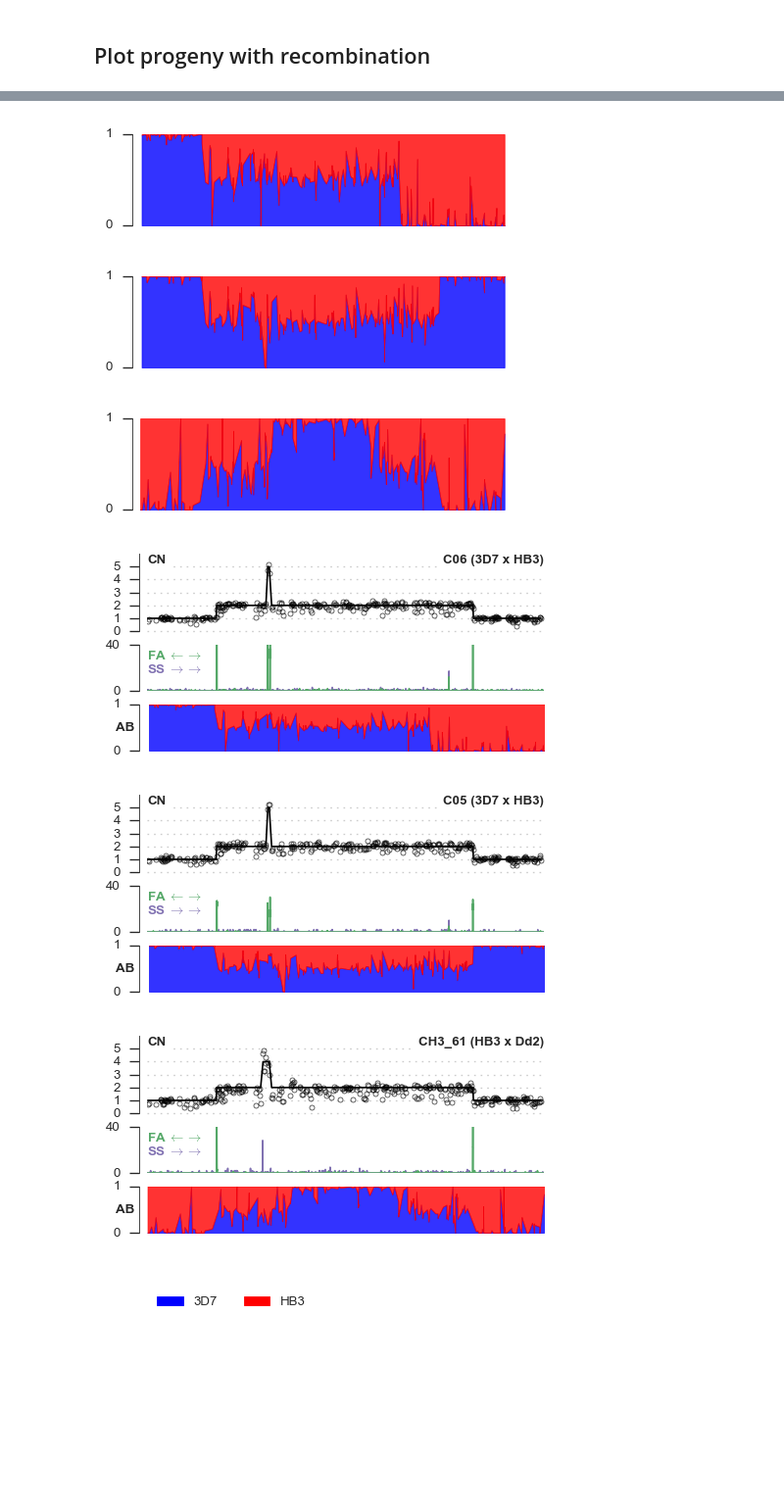
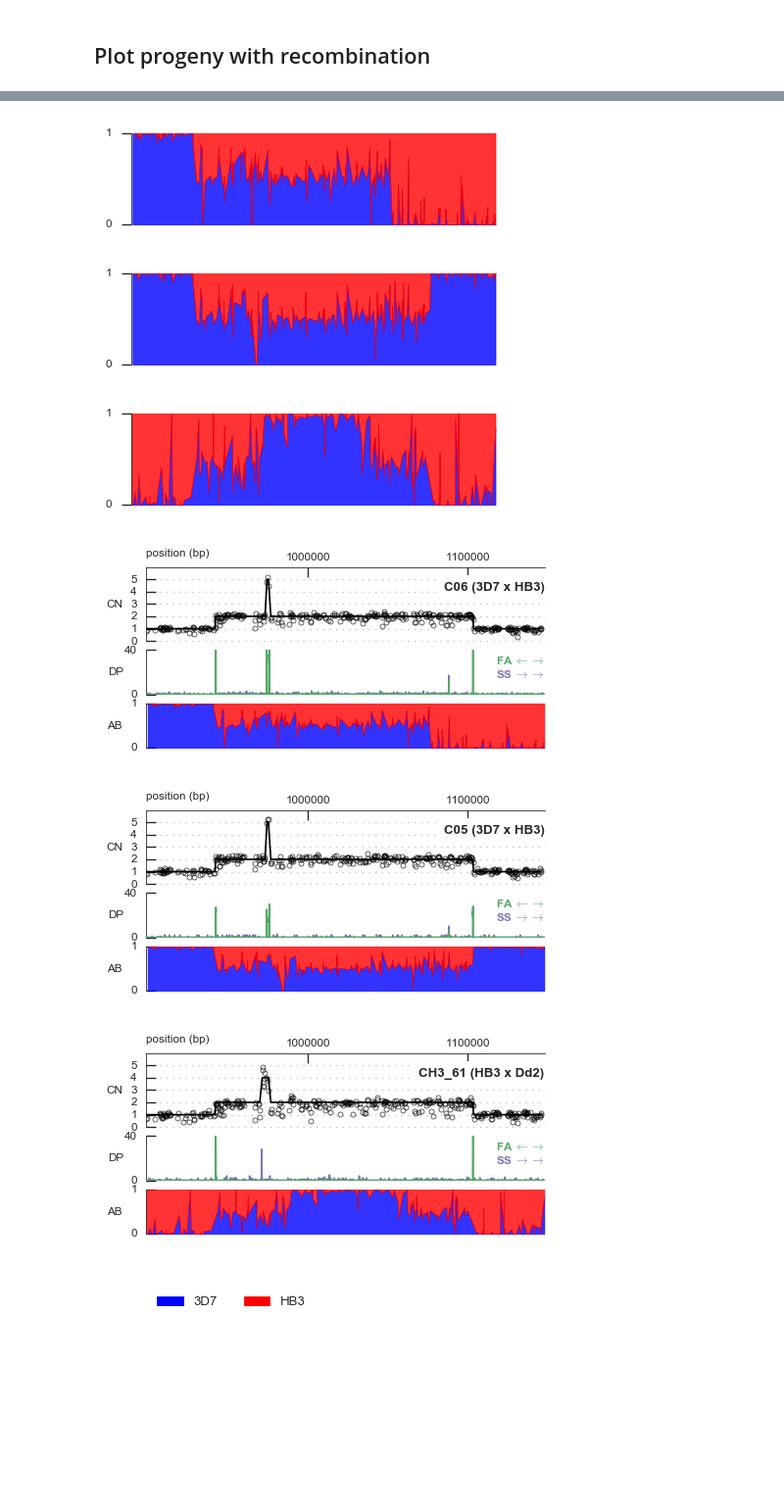
Before and after one commit to wtchg-kwiatkowski/pfx-paper-2015, a Jupyter notebook: main/notebooks/fig_cnv_gch1.ipynb, the cells around one changed output, grey strips where cells are left out. Shown at 98% size. Cells and saved outputs as stored; diff of their text form; code cells hidden in the pictures.

```diff
--- a/main/notebooks/fig_cnv_gch1.ipynb
+++ b/main/notebooks/fig_cnv_gch1.ipynb
@@ -372,7 +375,7 @@ def plot_parental_allele_balance(ax, callset, sample, chrom, start=0, stop=None)
 #     X = np.arange(Y.size)
     X = POS
 
-    sns.despine(ax=ax, offset=5, bottom=True)
+    sns.despine(ax=ax, offset=0, bottom=True)
     ax.fill_between(X, 0, Y, color='b', alpha=.8)
     ax.fill_between(X, Y, 1, color='r', alpha=.8)
 #     ax.set_xlim(0, Y.size)
@@ -381,43 +384,46 @@ def plot_parental_allele_balance(ax, callset, sample, chrom, start=0, stop=None)
 
 #    ax.set_ylabel(samples[sample_index], rotation=0, va='center', ha='right')
     ax.set_yticks([0, 1])
-    ax.set_yticklabels([0, 1], fontsize=8)
+    ax.set_yticklabels([0, 1], fontsize=7)
     ax.yaxis.tick_left()
     ax.set_xticks([])
 # %%
 fig, ax = plt.subplots(figsize=(4, 1))
 plot_parental_allele_balance(ax, callsets['3d7_hb3'], 'C06/PG0069-C/ERR019055', chrom, start=start, stop=stop)
 # %% [output]
-[figure, old version]
+[figure, new version]
 # %%
 fig, ax = plt.subplots(figsize=(4, 1))
 plot_parental_allele_balance(ax, callsets['3d7_hb3'], 'C05/PG0068-C/ERR019065', chrom, start=start, stop=stop)
 # %% [output]
-[figure, old version]
+[figure, new version]
 # %%
 fig, ax = plt.subplots(figsize=(4, 1))
 plot_parental_allele_balance(ax, callsets['hb3_dd2'], 'CH3_61/PG0033-Cx/ERR175544', chrom, start=start, stop=stop)
 # %% [output]
-[figure, old version]
+[figure, new version]
 # %%
-def plot_cnv_evidence_progeny(fig, cross, run, chrom, start, stop, label_axes=False, extra_label=''):
+def plot_cnv_evidence_progeny(fig, cross, run, chrom, start, stop, xticks, label_axes=False, extra_label=''):
 
     gs = GridSpec(3, 1, height_ratios=[1, .6, .6])
     palette = sns.color_palette()
 
     ax = fig.add_subplot(gs[0])
-    plot_cnv_state(ax, run, chrom, start=start, stop=stop)
+    plot_cnv_state(ax, run, chrom, start=start, stop=stop, xticks=xticks)
     if label_axes:
-        ax.text(0, 1, 'CN', fontsize=8, fontweight='bold', ha='left', va='top', transform=ax.transAxes, bbox=dict(facecolor='w', lw=0, alpha=1))
-    ax.text(1, 1, '%s %s' % (run2clone[run], extra_label),
+        ax.set_ylabel('CN', fontsize=7, rotation=0, fontweight='normal', ha='right', va='center')
+#         ax.text(0, 1, 'CN', fontsize=8, fontweight='bold', ha='left', va='top', transform=ax.transAxes, bbox=dict(facecolor='w', lw=0, alpha=1))
+    ax.text(1, .8, '%s %s' % (run2clone[run], extra_label),
             fontsize=8, fontweight='bold',
             ha='right', va='top',
             transform=ax.transAxes,
             bbox=dict(facecolor='w', lw=0, alpha=1))
+    ax.set_xlabel('position (bp)', ha='left', fontsize=7)
+    ax.xaxis.set_label_coords(0, 1.25)
 #     ax.set_ylabel('CN', fontsize=8, rotation=90, ha='right')
 
     ax = fig.add_subplot(gs[1])
-    sns.despine(ax=ax, offset=5, bottom=True, left=False)
+    sns.despine(ax=ax, offset=0, bottom=True, left=False)
     plot_coverage_inversion(ax, run, chrom, start=start, stop=stop, color=palette[3], lw=1)
 #     ax.set_ylabel(r'%DP',
 #                   rotation=90, ha='center', va='bottom',
@@ -426,19 +432,21 @@ def plot_cnv_evidence_progeny(fig, cross, run, chrom, start, stop, label_axes=Fa
 #     ax.set_yticklabels([0, 10], fontsize=8)
     ax.set_xticks([])
     ax.set_yticks([0, 40])
-    ax.set_yticklabels(['0', '40'], fontsize=8)
+    ax.set_yticklabels(['0', '40'], fontsize=7)
+    ax.yaxis.set_tick_params(direction='in')
+    ax.set_ylabel('DP', rotation=0, fontsize=7, ha='center', va='center')
     ax.set_ylim(0, 40)
     if label_axes:
-        ax.text(0, .9, r'FA $\leftarrow$$\rightarrow$', color=palette[1], transform=ax.transAxes, ha='left', va='top',
-                fontsize=8, fontweight='bold')
-        ax.text(0, .6, r'SS $\rightarrow$$\rightarrow$', color=palette[3], transform=ax.transAxes, ha='left',va='top',
-                fontsize=8, fontweight='bold')
+        ax.text(1, .9, r'FA $\leftarrow$$\rightarrow$', color=palette[1], transform=ax.transAxes, ha='right', va='top',
+                fontsize=7, fontweight='bold')
+        ax.text(1, .6, r'SS $\rightarrow$$\rightarrow$', color=palette[3], transform=ax.transAxes, ha='right',va='top',
+                fontsize=7, fontweight='bold')
 
     ax = ax.twinx()
-    sns.despine(ax=ax, offset=5, bottom=True, right=True, left=True)
+    sns.despine(ax=ax, offset=0, bottom=True, right=True, left=True)
     plot_coverage_tandemdup(ax, run, chrom, start=start, stop=stop, color=palette[1], lw=1)
+    ax.set_xticks([])
     ax.set_yticks([])
-    ax.set_xticks([])
     ax.set_ylim(0, 40)
 #     ax.set_ylabel(r'%SS',
 #                   rotation=90, ha='center', va='top',
@@ -447,31 +455,33 @@ def plot_cnv_evidence_progeny(fig, cross, run, chrom, start, stop, label_axes=Fa
     ax = fig.add_subplot(gs[2])
     sample = run2sample[run]
     plot_parental_allele_balance(ax, callsets[cross], sample, chrom, start=start, stop=stop)
+    ax.yaxis.set_tick_params(direction='in')
     if label_axes:
-        ax.text(-.08, .5, 'AB', ha='left', fontsize=8, fontweight='bold', va='center', transform=ax.transAxes)
+        ax.set_ylabel('AB', fontsize=7, rotation=0, ha='right', va='center')
+#         ax.text(-.08, .5, 'AB', ha='left', fontsize=8, fontweight='bold', va='center', transform=ax.transAxes)
 
     fig.tight_layout(h_pad=0)
 # %%
 fig = plt.figure(figsize=(4, 2))
-plot_cnv_evidence_progeny(fig, '3d7_hb3', 'ERR019055', chrom, start=start, stop=stop,
+plot_cnv_evidence_progeny(fig, '3d7_hb3', 'ERR019055', chrom, start=start, stop=stop, xticks=[1000000, 1100000],
                           extra_label='(3D7 x HB3)', label_axes=True)
-fig.savefig('../../artwork/main/fig4G.jpg', dpi=900, jpeg_quality=100)
+fig.savefig('../../artwork/main/fig4G.jpg', dpi=900, jpeg_quality=100, bbox_inches='tight')
 # %% [output]
-[figure, old version]
+[figure, new version]
 # %%
 fig = plt.figure(figsize=(4, 2))
-plot_cnv_evidence_progeny(fig, '3d7_hb3', 'ERR019065', chrom, start=start, stop=stop, extra_label='(3D7 x HB3)',
-                         label_axes=True)
-fig.savefig('../../artwork/main/fig4H.jpg', dpi=900, jpeg_quality=100)
+plot_cnv_evidence_progeny(fig, '3d7_hb3', 'ERR019065', chrom, start=start, stop=stop, xticks=[1000000, 1100000],
+                          extra_label='(3D7 x HB3)', label_axes=True)
+fig.savefig('../../artwork/main/fig4H.jpg', dpi=900, jpeg_quality=100, bbox_inches='tight')
 # %% [output]
-[figure, old version]
+[figure, new version]
 # %%
 fig = plt.figure(figsize=(4, 2))
-plot_cnv_evidence_progeny(fig, 'hb3_dd2', 'ERR175544', chrom, start=start, stop=stop, extra_label='(HB3 x Dd2)',
-                          label_axes=True)
-fig.savefig('../../artwork/main/fig4I.jpg', dpi=900, jpeg_quality=100)
+plot_cnv_evidence_progeny(fig, 'hb3_dd2', 'ERR175544', chrom, start=start, stop=stop, xticks=[1000000, 1100000],
+                          extra_label='(HB3 x Dd2)', label_axes=True)
+fig.savefig('../../artwork/main/fig4I.jpg', dpi=900, jpeg_quality=100, bbox_inches='tight')
 # %% [output]
-[figure, old version]
+[figure, new version]
 # %%
 from matplotlib.patches import Patch
 fig, ax = plt.subplots(figsize=(2, 2))
```
Also changed, not shown: parts of 17 cells of this notebook, 13 other files.
